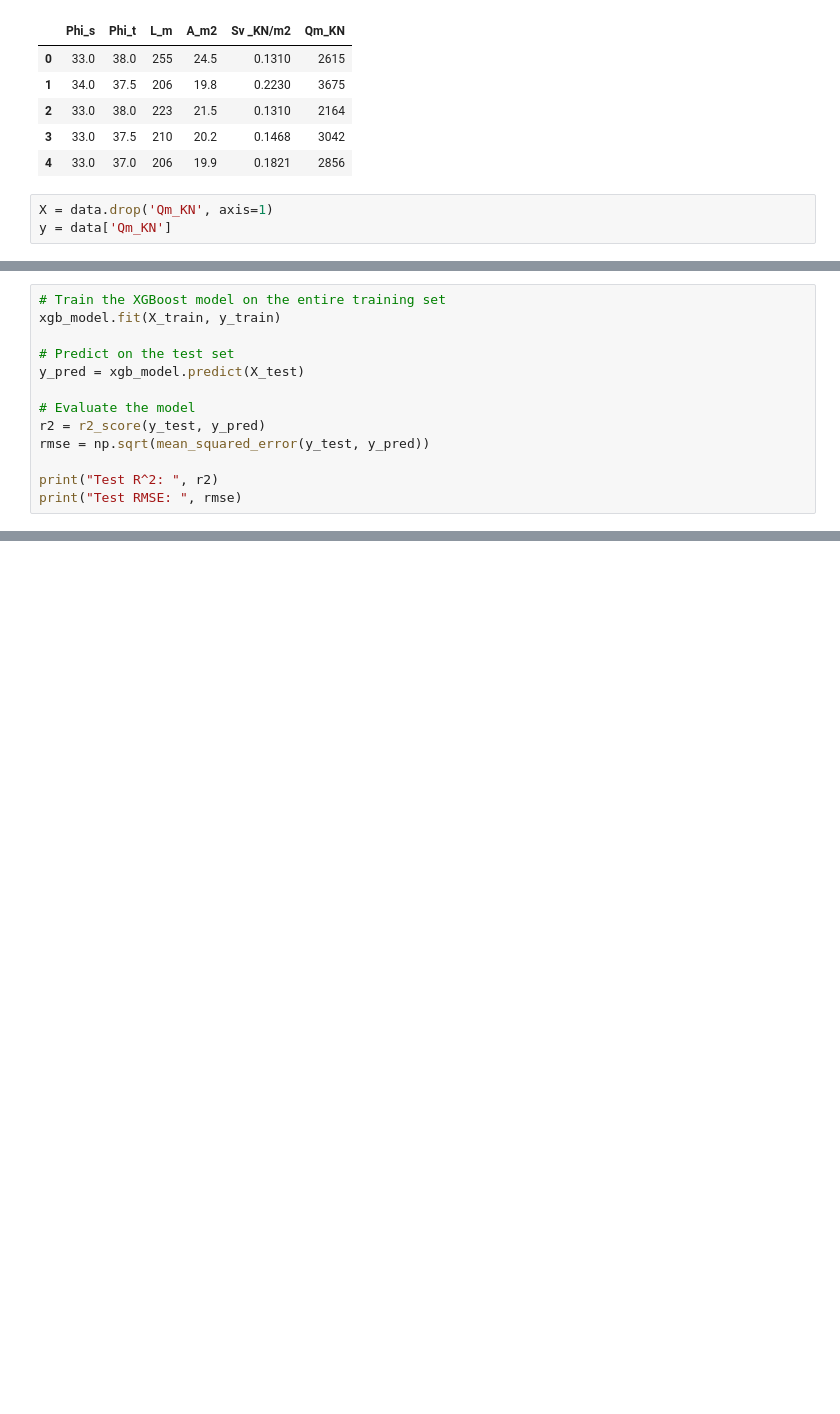
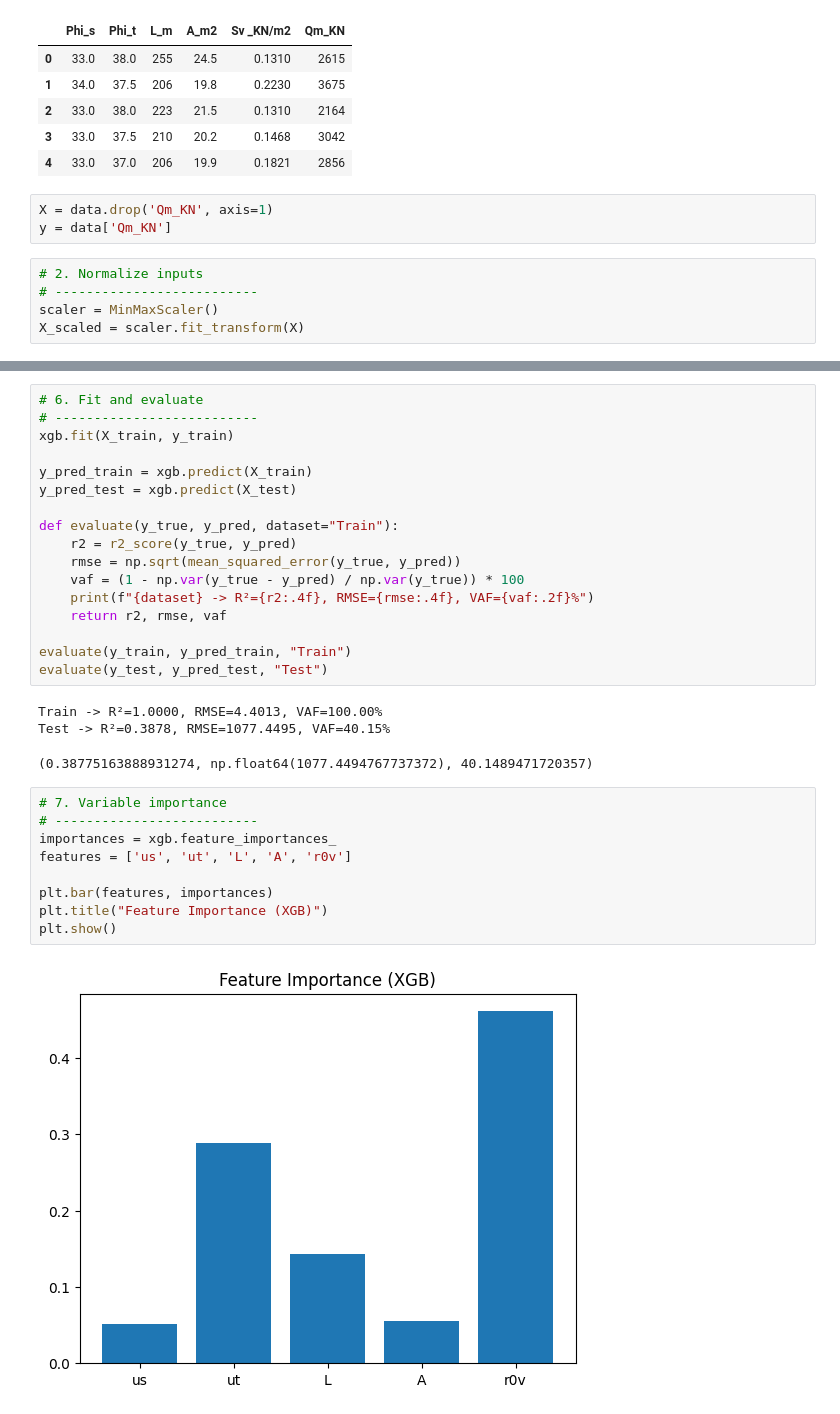
Before and after one commit to rana14ce/Dataset-of-the-Multinational-Pile, a Jupyter notebook: GitHub_XGBoost_with_5_fold_cross_validation.ipynb, the cells around one changed output, grey strips where cells are left out. Saved outputs shown, nothing was run; the diff lists cells and outputs as text; blank space fills up the shorter version.

```diff
--- a/GitHub_XGBoost_with_5_fold_cross_validation.ipynb
+++ b/GitHub_XGBoost_with_5_fold_cross_validation.ipynb
@@ -32,4 +30,9 @@ data.head()
 # %%
 X = data.drop('Qm_KN', axis=1)
 y = data['Qm_KN']
+# %%
+# 2. Normalize inputs
+# --------------------------
+scaler = MinMaxScaler()
+X_scaled = scaler.fit_transform(X)
 # %%
@@ -50,13 +43,0 @@ Mean CV RMSE:  915.809394115646
-# %%
-# Train the XGBoost model on the entire training set
-xgb_model.fit(X_train, y_train)
-
-# Predict on the test set
-y_pred = xgb_model.predict(X_test)
-
-# Evaluate the model
-r2 = r2_score(y_test, y_pred)
-rmse = np.sqrt(mean_squared_error(y_test, y_pred))
-
-print("Test R^2: ", r2)
-print("Test RMSE: ", rmse)
@@ -65,0 +54,32 @@ Test RMSE:  1157.1770156209277
+# %%
+# 6. Fit and evaluate
+# --------------------------
+xgb.fit(X_train, y_train)
+
+y_pred_train = xgb.predict(X_train)
+y_pred_test = xgb.predict(X_test)
+
+def evaluate(y_true, y_pred, dataset="Train"):
+    r2 = r2_score(y_true, y_pred)
+    rmse = np.sqrt(mean_squared_error(y_true, y_pred))
+    vaf = (1 - np.var(y_true - y_pred) / np.var(y_true)) * 100
+    print(f"{dataset} -> R²={r2:.4f}, RMSE={rmse:.4f}, VAF={vaf:.2f}%")
+    return r2, rmse, vaf
+
+evaluate(y_train, y_pred_train, "Train")
+evaluate(y_test, y_pred_test, "Test")
+# %% [output]
+Train -> R²=1.0000, RMSE=4.4013, VAF=100.00%
+Test -> R²=0.3878, RMSE=1077.4495, VAF=40.15%
+(0.38775163888931274, np.float64(1077.4494767737372), 40.1489471720357)
+# %%
+# 7. Variable importance
+# --------------------------
+importances = xgb.feature_importances_
+features = ['us', 'ut', 'L', 'A', 'r0v']
+
+plt.bar(features, importances)
+plt.title("Feature Importance (XGB)")
+plt.show()
+# %% [output]
+[figure, added]
```
Also changed, not shown: parts of 6 cells of this notebook.
